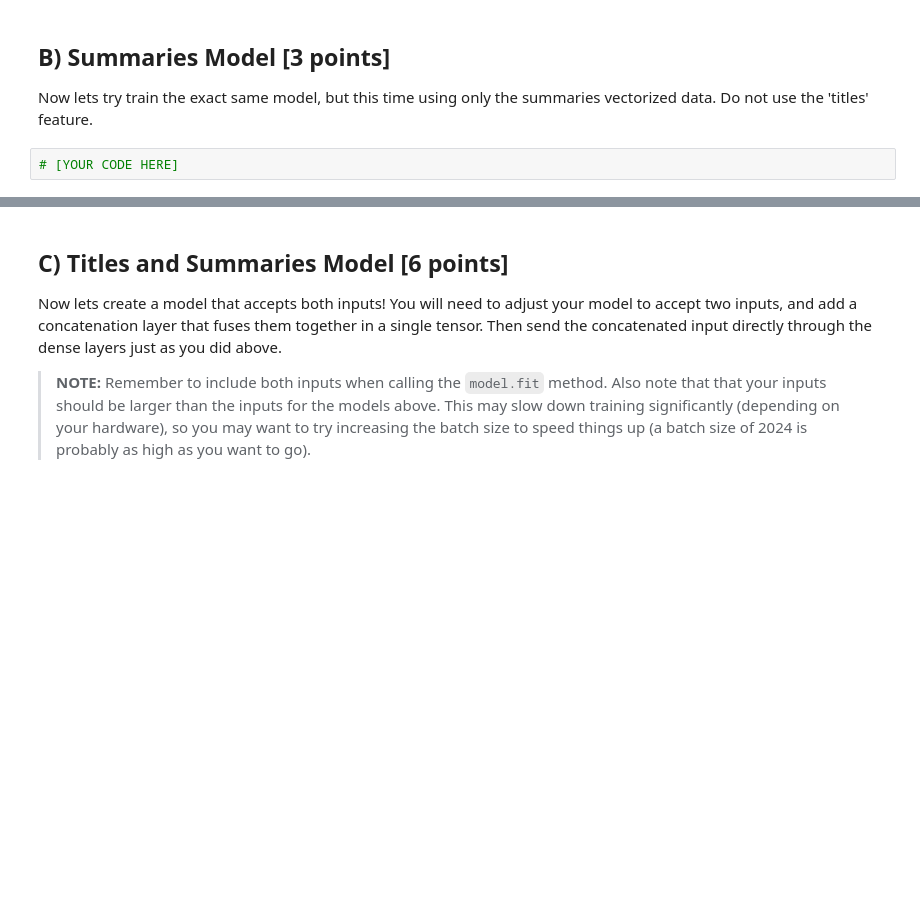
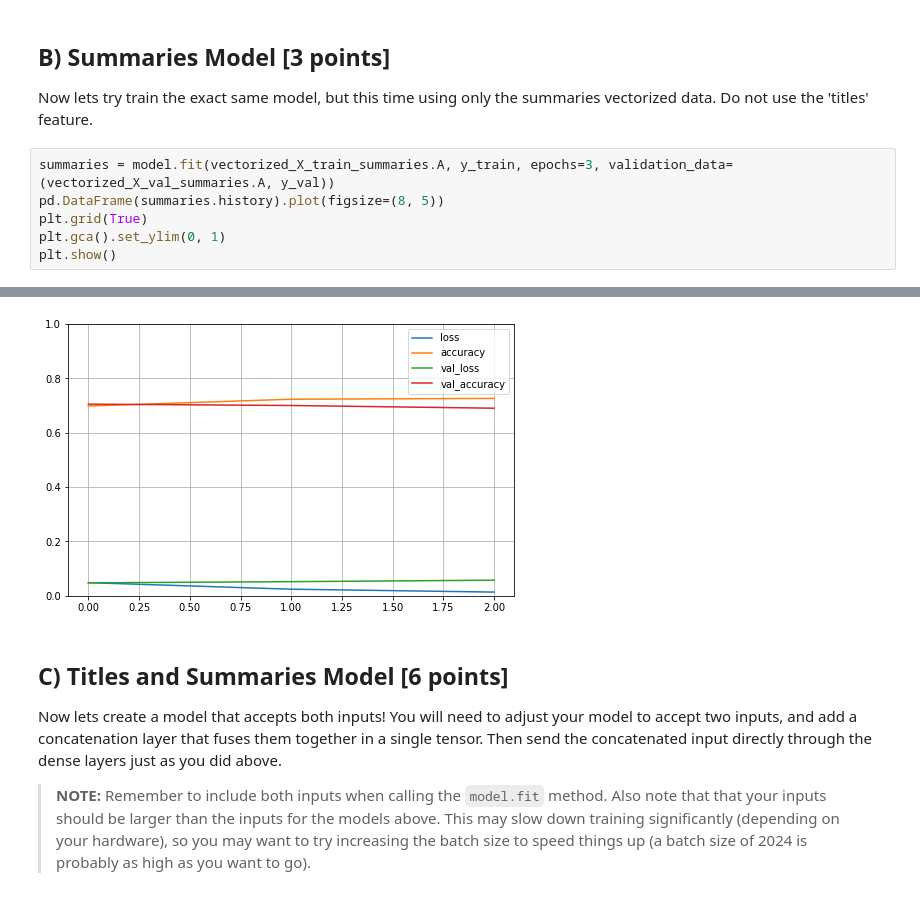
Before and after one commit to asouzujoseph/Machine-learning-with-Python, a Jupyter notebook: Assignment_4_Multi_label_Text_Classification.ipynb, the cells around one changed output, grey strips where cells are left out. Drawn from its saved outputs; the diff is of its cells as text; blank space fills up the shorter version.

```diff
--- a/Assignment_4_Multi_label_Text_Classification.ipynb
+++ b/Assignment_4_Multi_label_Text_Classification.ipynb
@@ -301,5 +366,10 @@ Start with a model that only has 1 hidden dense layer (`tf.keras.layers.Dense`),
 ## B) Summaries Model [3 points]
 
 Now lets try train the exact same model, but this time using only the summaries vectorized data. Do not use the 'titles' feature.
-# %%
-# [YOUR CODE HERE]
+# %%
+summaries = model.fit(vectorized_X_train_summaries.A, y_train, epochs=3, validation_data=(vectorized_X_val_summaries.A, y_val))
+pd.DataFrame(summaries.history).plot(figsize=(8, 5))
+plt.grid(True)
+plt.gca().set_ylim(0, 1)
+plt.show()
+# %% [output]
@@ -306,3 +382,4 @@ Now lets try train the exact same model, but this time using only the summaries
+[figure, added]
 # %% [markdown]
 ## C) Titles and Summaries Model [6 points]
 
```
Also changed, not shown: parts of 32 cells of this notebook.
